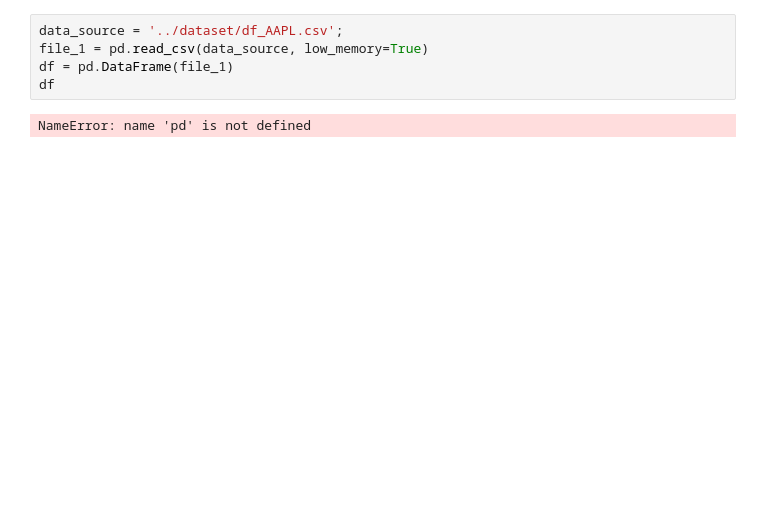
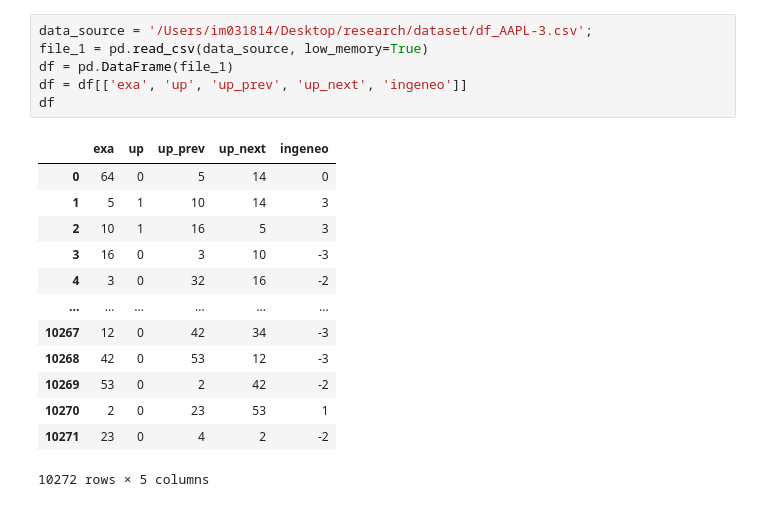
Before and after one commit to morticella/research, a Jupyter notebook: economy/model.ipynb, the cells around one changed output. Saved outputs shown, nothing was run; the diff lists cells and outputs as text; blank space fills up the shorter version.

```diff
--- a/economy/model.ipynb
+++ b/economy/model.ipynb
@@ -38,7 +36,20 @@ NameError: name 'tf' is not defined
 # %%
-data_source = '../dataset/df_AAPL.csv';
+data_source = '/Users/im031814/Desktop/research/dataset/df_AAPL-3.csv';
 file_1 = pd.read_csv(data_source, low_memory=True)
 df = pd.DataFrame(file_1)
+df = df[['exa', 'up', 'up_prev', 'up_next', 'ingeneo']]
 df
 # %% [output]
+|  | exa | up | up_prev | up_next | ingeneo |
+| 0 | 64 | 0 | 5 | 14 | 0 |
+| 1 | 5 | 1 | 10 | 14 | 3 |
+| 2 | 10 | 1 | 16 | 5 | 3 |
+| 3 | 16 | 0 | 3 | 10 | -3 |
+| 4 | 3 | 0 | 32 | 16 | -2 |
+| ... | ... | ... | ... | ... | ... |
+| 10267 | 12 | 0 | 42 | 34 | -3 |
+| 10268 | 42 | 0 | 53 | 12 | -3 |
+| 10269 | 53 | 0 | 2 | 42 | -2 |
+| 10270 | 2 | 0 | 23 | 53 | 1 |
+| 10271 | 23 | 0 | 4 | 2 | -2 |
-NameError: name 'pd' is not defined
+10272 rows × 5 columns
```
Also changed, not shown: parts of 24 cells of this notebook.
